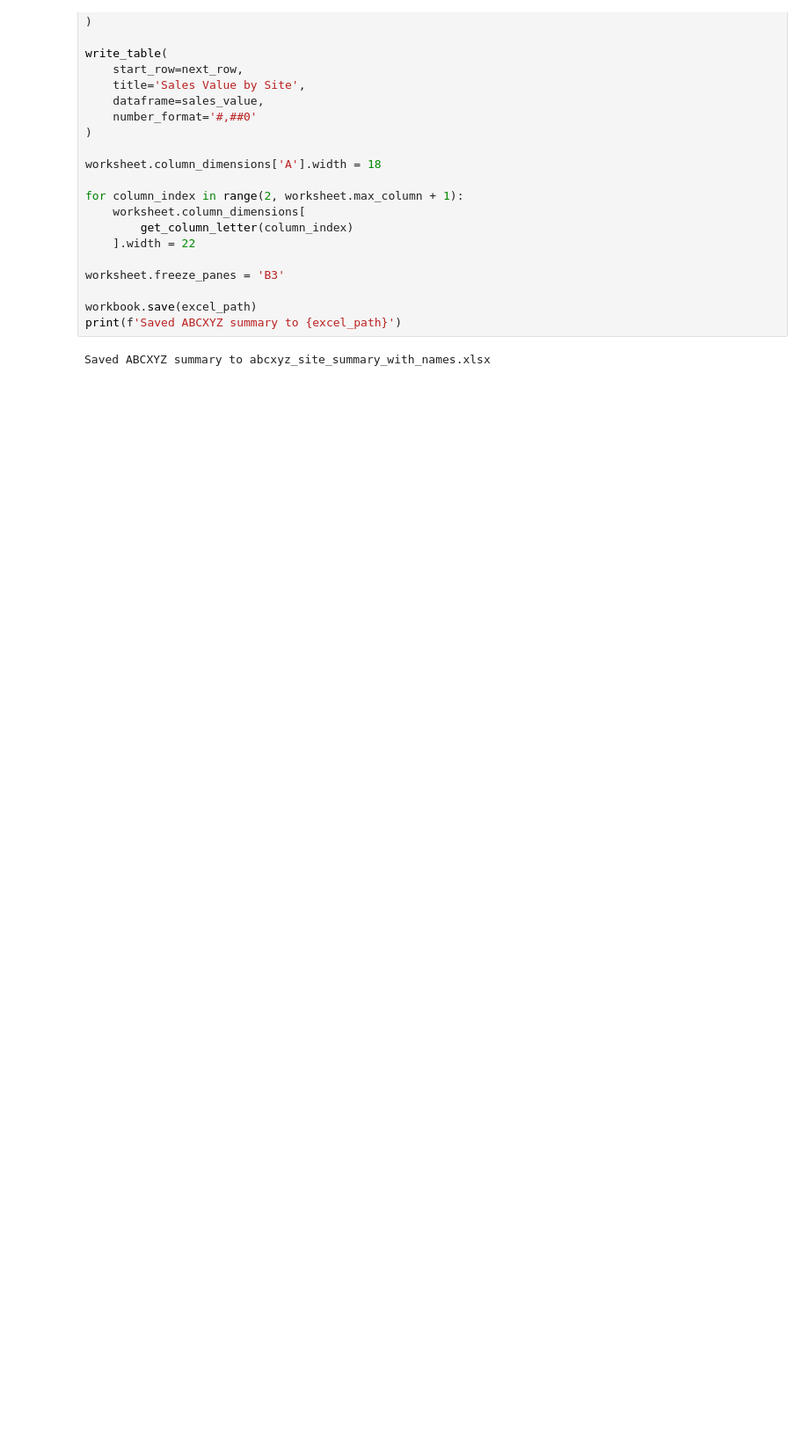
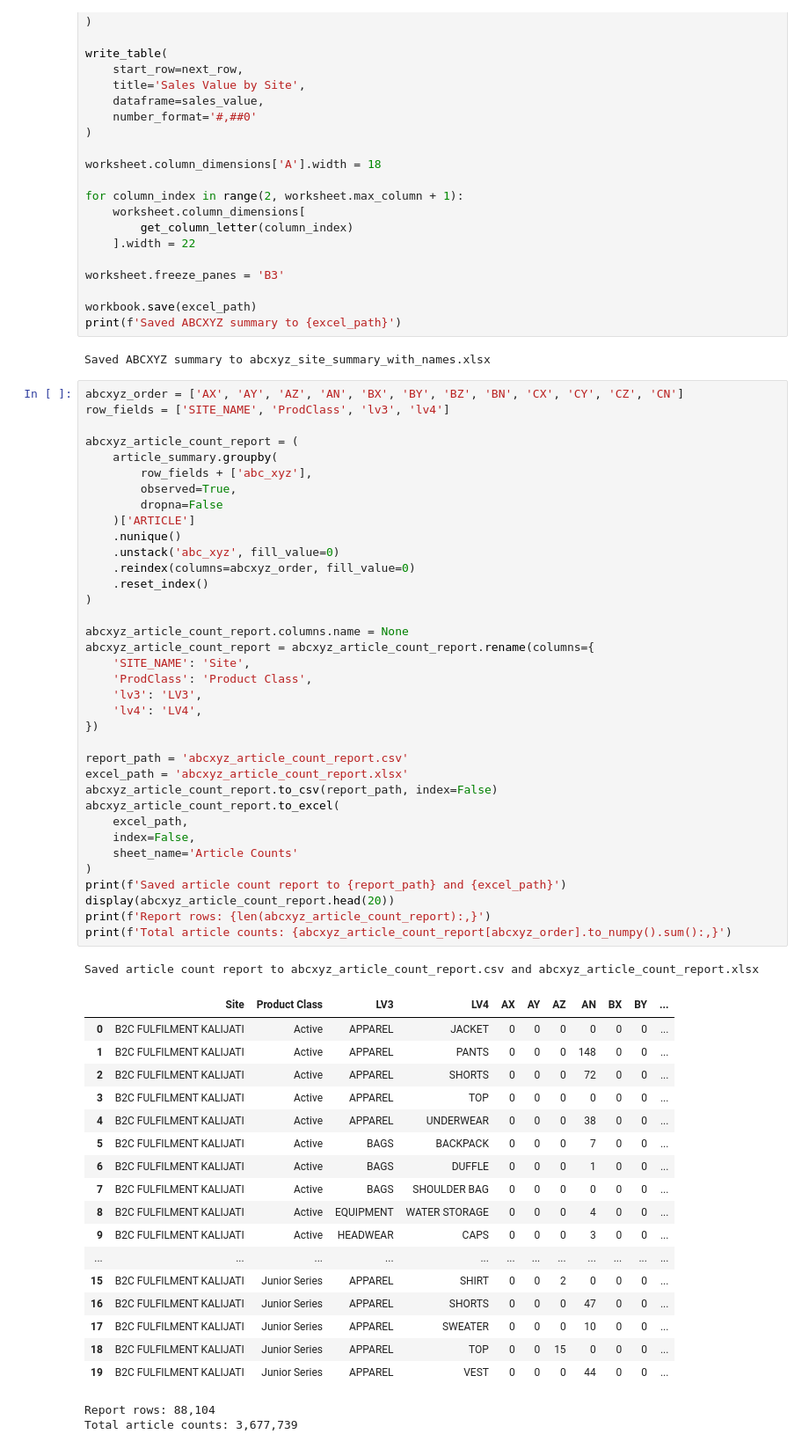
Before and after one commit to NathanJos17/ABCXYZ-Analysis, a Jupyter notebook: analysis.ipynb, the cells around one changed output. Shown at 88% size. Cells and saved outputs as stored; diff of their text form; blank space fills up the shorter version.

```diff
--- a/analysis.ipynb
+++ b/analysis.ipynb
@@ -660,3 +660,60 @@ workbook.save(excel_path)
 print(f'Saved ABCXYZ summary to {excel_path}')
 # %% [output]
 Saved ABCXYZ summary to abcxyz_site_summary_with_names.xlsx
+# %%
+abcxyz_order = ['AX', 'AY', 'AZ', 'AN', 'BX', 'BY', 'BZ', 'BN', 'CX', 'CY', 'CZ', 'CN']
+row_fields = ['SITE_NAME', 'ProdClass', 'lv3', 'lv4']
+
+abcxyz_article_count_report = (
+    article_summary.groupby(
+        row_fields + ['abc_xyz'],
+        observed=True,
+        dropna=False
+    )['ARTICLE']
+    .nunique()
+    .unstack('abc_xyz', fill_value=0)
+    .reindex(columns=abcxyz_order, fill_value=0)
+    .reset_index()
+)
+
+abcxyz_article_count_report.columns.name = None
+abcxyz_article_count_report = abcxyz_article_count_report.rename(columns={
+    'SITE_NAME': 'Site',
+    'ProdClass': 'Product Class',
+    'lv3': 'LV3',
+    'lv4': 'LV4',
+})
+
+report_path = 'abcxyz_article_count_report.csv'
+excel_path = 'abcxyz_article_count_report.xlsx'
+abcxyz_article_count_report.to_csv(report_path, index=False)
+abcxyz_article_count_report.to_excel(
+    excel_path,
+    index=False,
+    sheet_name='Article Counts'
+)
+print(f'Saved article count report to {report_path} and {excel_path}')
+display(abcxyz_article_count_report.head(20))
+print(f'Report rows: {len(abcxyz_article_count_report):,}')
+print(f'Total article counts: {abcxyz_article_count_report[abcxyz_order].to_numpy().sum():,}')
+# %% [output]
+Saved article count report to abcxyz_article_count_report.csv and abcxyz_article_count_report.xlsx
+|  | Site | Product Class | LV3 | LV4 | AX | AY | AZ | AN | BX | BY | ... |
+| 0 | B2C FULFILMENT KALIJATI | Active | APPAREL | JACKET | 0 | 0 | 0 | 0 | 0 | 0 | ... |
+| 1 | B2C FULFILMENT KALIJATI | Active | APPAREL | PANTS | 0 | 0 | 0 | 148 | 0 | 0 | ... |
+| 2 | B2C FULFILMENT KALIJATI | Active | APPAREL | SHORTS | 0 | 0 | 0 | 72 | 0 | 0 | ... |
+| 3 | B2C FULFILMENT KALIJATI | Active | APPAREL | TOP | 0 | 0 | 0 | 0 | 0 | 0 | ... |
+| 4 | B2C FULFILMENT KALIJATI | Active | APPAREL | UNDERWEAR | 0 | 0 | 0 | 38 | 0 | 0 | ... |
+| 5 | B2C FULFILMENT KALIJATI | Active | BAGS | BACKPACK | 0 | 0 | 0 | 7 | 0 | 0 | ... |
+| 6 | B2C FULFILMENT KALIJATI | Active | BAGS | DUFFLE | 0 | 0 | 0 | 1 | 0 | 0 | ... |
+| 7 | B2C FULFILMENT KALIJATI | Active | BAGS | SHOULDER BAG | 0 | 0 | 0 | 0 | 0 | 0 | ... |
+| 8 | B2C FULFILMENT KALIJATI | Active | EQUIPMENT | WATER STORAGE | 0 | 0 | 0 | 4 | 0 | 0 | ... |
+| 9 | B2C FULFILMENT KALIJATI | Active | HEADWEAR | CAPS | 0 | 0 | 0 | 3 | 0 | 0 | ... |
+| ... | ... | ... | ... | ... | ... | ... | ... | ... | ... | ... | ... |
+| 15 | B2C FULFILMENT KALIJATI | Junior Series | APPAREL | SHIRT | 0 | 0 | 2 | 0 | 0 | 0 | ... |
+| 16 | B2C FULFILMENT KALIJATI | Junior Series | APPAREL | SHORTS | 0 | 0 | 0 | 47 | 0 | 0 | ... |
+| 17 | B2C FULFILMENT KALIJATI | Junior Series | APPAREL | SWEATER | 0 | 0 | 0 | 10 | 0 | 0 | ... |
+| 18 | B2C FULFILMENT KALIJATI | Junior Series | APPAREL | TOP | 0 | 0 | 15 | 0 | 0 | 0 | ... |
+| 19 | B2C FULFILMENT KALIJATI | Junior Series | APPAREL | VEST | 0 | 0 | 0 | 44 | 0 | 0 | ... |
+Report rows: 88,104
+Total article counts: 3,677,739
```
Also changed, not shown: parts of 1 cell of this notebook.
